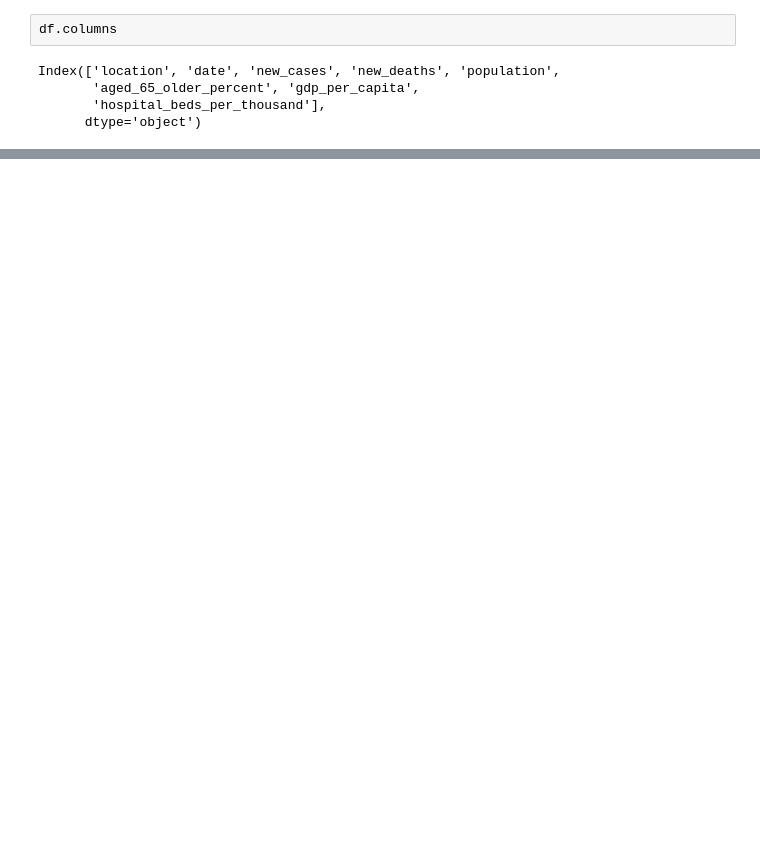
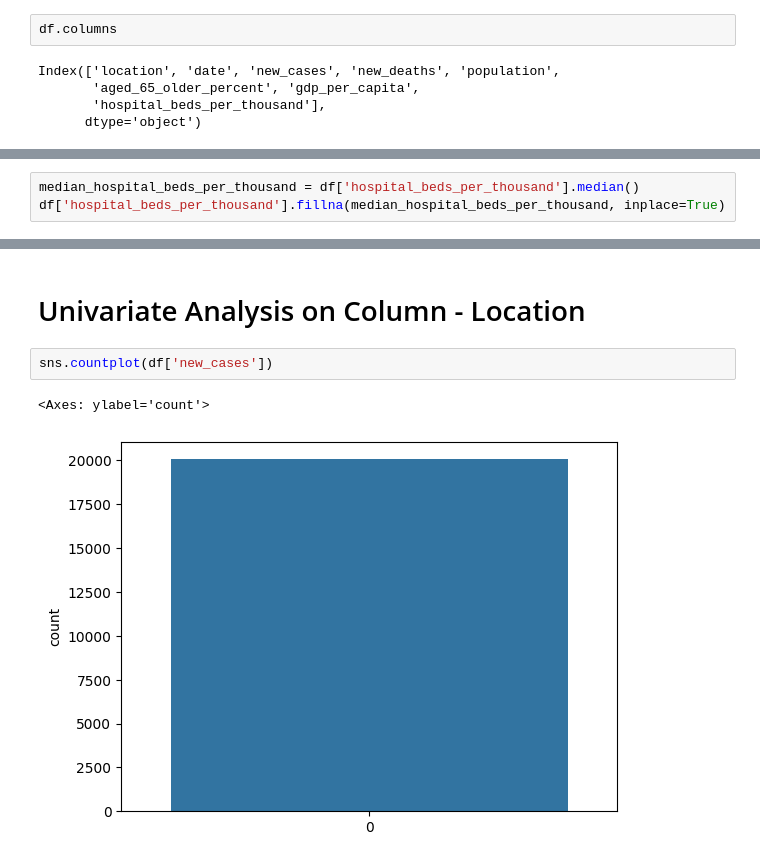
Before and after one commit to Rahul-Chouhan-407/Practice_and_Assignments, a Jupyter notebook: Covid19_Dataset_EDA.ipynb, the cells around one changed output, grey strips where cells are left out. Drawn from its saved outputs; the diff is of its cells as text; blank space fills up the shorter version.

```diff
--- a/Covid19_Dataset_EDA.ipynb
+++ b/Covid19_Dataset_EDA.ipynb
@@ -59,0 +203,3 @@ df.describe()
+# %%
+median_hospital_beds_per_thousand = df['hospital_beds_per_thousand'].median()
+df['hospital_beds_per_thousand'].fillna(median_hospital_beds_per_thousand, inplace=True)
@@ -59,0 +249,7 @@ df.describe()
+# %% [markdown]
+# Univariate Analysis on Column - Location
+# %%
+sns.countplot(df['new_cases'])
+# %% [output]
+<Axes: ylabel='count'>
+[figure, added]
```
Also changed, not shown: parts of 25 cells of this notebook.
